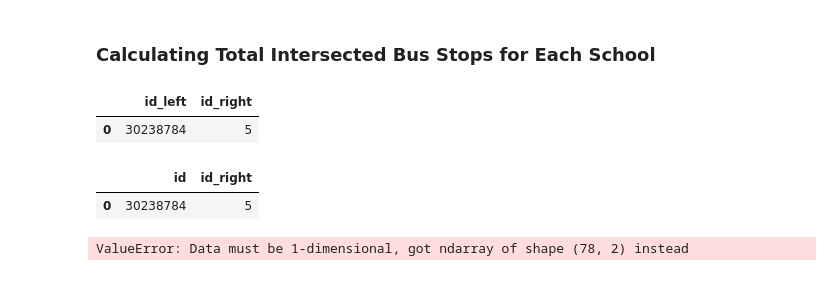
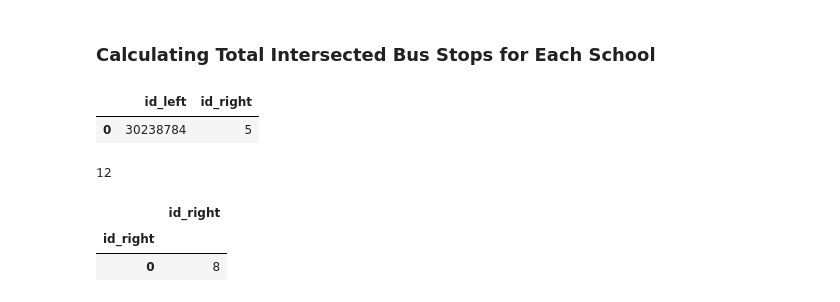
Before and after one commit to armaanFarooqui/dev-experiments, a Jupyter notebook: vectors/spatial_joins/buffer.ipynb, the cells around one changed output. Saved outputs shown, nothing was run; the diff lists cells and outputs as text; code cells hidden in the pictures.

```diff
--- a/vectors/spatial_joins/buffer.ipynb
+++ b/vectors/spatial_joins/buffer.ipynb
@@ -168,14 +165,15 @@ bus_stop_count.head(1)
 # %% [output]
 |  | id_left | id_right |
 | 0 | 30238784 | 5 |
-# %%
-bus_stop_count = bus_stop_count.rename(columns={'id_left': 'id'})
-bus_stop_count.head(1)
-# %% [output]
-|  | id | id_right |
-| 0 | 30238784 | 5 |
-# %%
-schools['bus_stop_count'] = schools['id'].map(bus_stop_count)
-schools.head(1)
-# %% [output]
-ValueError: Data must be 1-dimensional, got ndarray of shape (78, 2) instead
+# %%
+grouped_df = bus_stop_count.groupby(by='id_right')
+len(grouped_df)
+# %% [output]
+12
+# %%
+bus_stop_frequency = pd.DataFrame(grouped_df['id_right'].count())
+bus_stop_frequency.head(1)
+# %% [output]
+|  | id_right |
+| id_right |  |
+| 0 | 8 |
```
Also changed, not shown: parts of 15 cells of this notebook.
